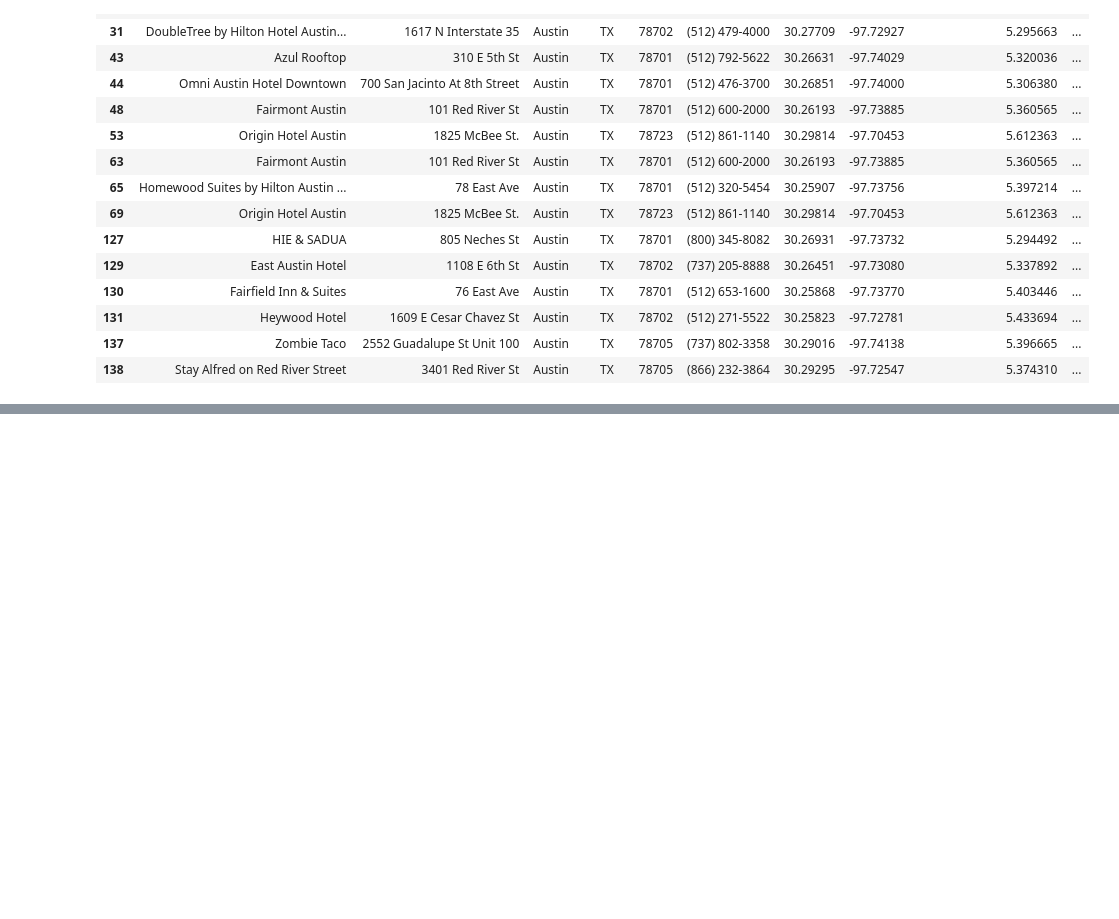
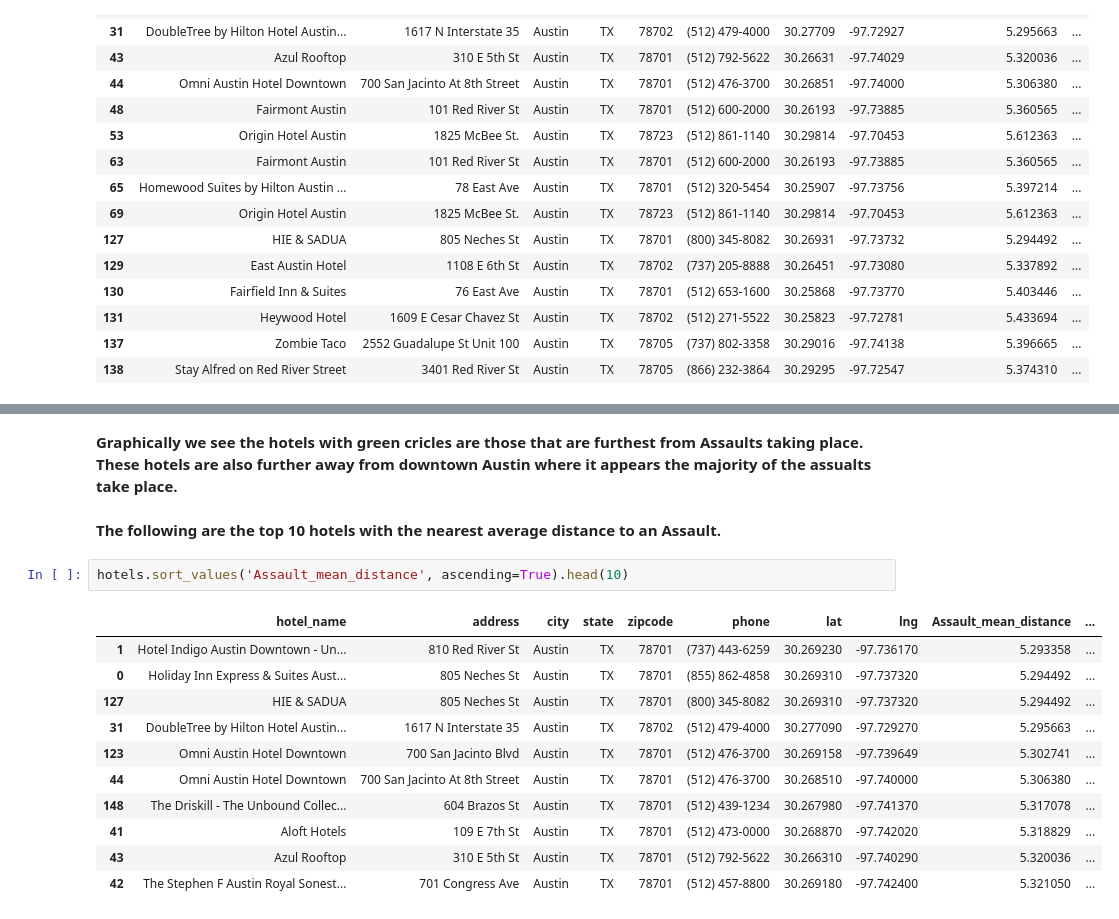
Before and after one commit to LACLanthony/crimes_hotel, a Jupyter notebook: hotels_crimes_maps.ipynb, the cells around one changed output, grey strips where cells are left out. Drawn from its saved outputs; the diff is of its cells as text; blank space fills up the shorter version.

```diff
--- a/hotels_crimes_maps.ipynb
+++ b/hotels_crimes_maps.ipynb
@@ -166,0 +207,18 @@ hotels[hotels['Assault_median_distance']<5]
+# %% [markdown]
+**Graphically we see the hotels with green cricles are those that are furthest from Assaults taking place. These hotels are also further away from downtown Austin where it appears the majority of the assualts take place.**
+# %% [markdown]
+**The following are the top 10 hotels with the nearest average distance to an Assault.**
+# %%
+hotels.sort_values('Assault_mean_distance', ascending=True).head(10)
+# %% [output]
+|  | hotel_name | address | city | state | zipcode | phone | lat | lng | Assault_mean_distance | ... |
+| 1 | Hotel Indigo Austin Downtown - Un... | 810 Red River St | Austin | TX | 78701 | (737) 443-6259 | 30.269230 | -97.736170 | 5.293358 | ... |
+| 0 | Holiday Inn Express & Suites Aust... | 805 Neches St | Austin | TX | 78701 | (855) 862-4858 | 30.269310 | -97.737320 | 5.294492 | ... |
+| 127 | HIE & SADUA | 805 Neches St | Austin | TX | 78701 | (800) 345-8082 | 30.269310 | -97.737320 | 5.294492 | ... |
+| 31 | DoubleTree by Hilton Hotel Austin... | 1617 N Interstate 35 | Austin | TX | 78702 | (512) 479-4000 | 30.277090 | -97.729270 | 5.295663 | ... |
+| 123 | Omni Austin Hotel Downtown | 700 San Jacinto Blvd | Austin | TX | 78701 | (512) 476-3700 | 30.269158 | -97.739649 | 5.302741 | ... |
+| 44 | Omni Austin Hotel Downtown | 700 San Jacinto At 8th Street | Austin | TX | 78701 | (512) 476-3700 | 30.268510 | -97.740000 | 5.306380 | ... |
+| 148 | The Driskill - The Unbound Collec... | 604 Brazos St | Austin | TX | 78701 | (512) 439-1234 | 30.267980 | -97.741370 | 5.317078 | ... |
+| 41 | Aloft Hotels | 109 E 7th St | Austin | TX | 78701 | (512) 473-0000 | 30.268870 | -97.742020 | 5.318829 | ... |
+| 43 | Azul Rooftop | 310 E 5th St | Austin | TX | 78701 | (512) 792-5622 | 30.266310 | -97.740290 | 5.320036 | ... |
+| 42 | The Stephen F Austin Royal Sonest... | 701 Congress Ave | Austin | TX | 78701 | (512) 457-8800 | 30.269180 | -97.742400 | 5.321050 | ... |
```
Also changed, not shown: parts of 11 cells of this notebook.
